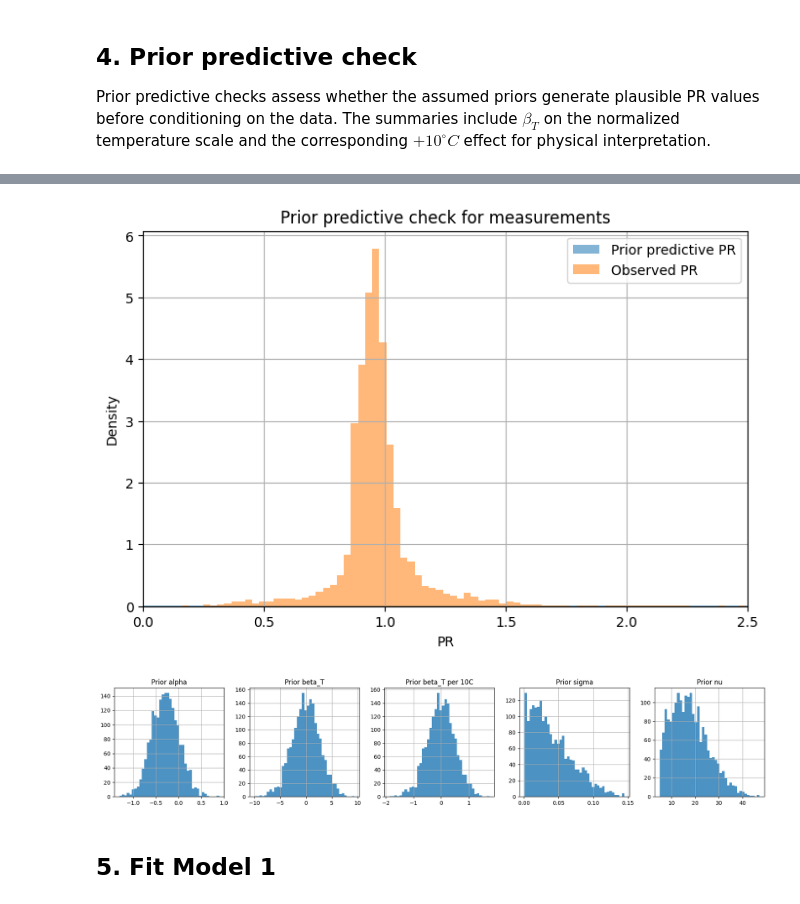
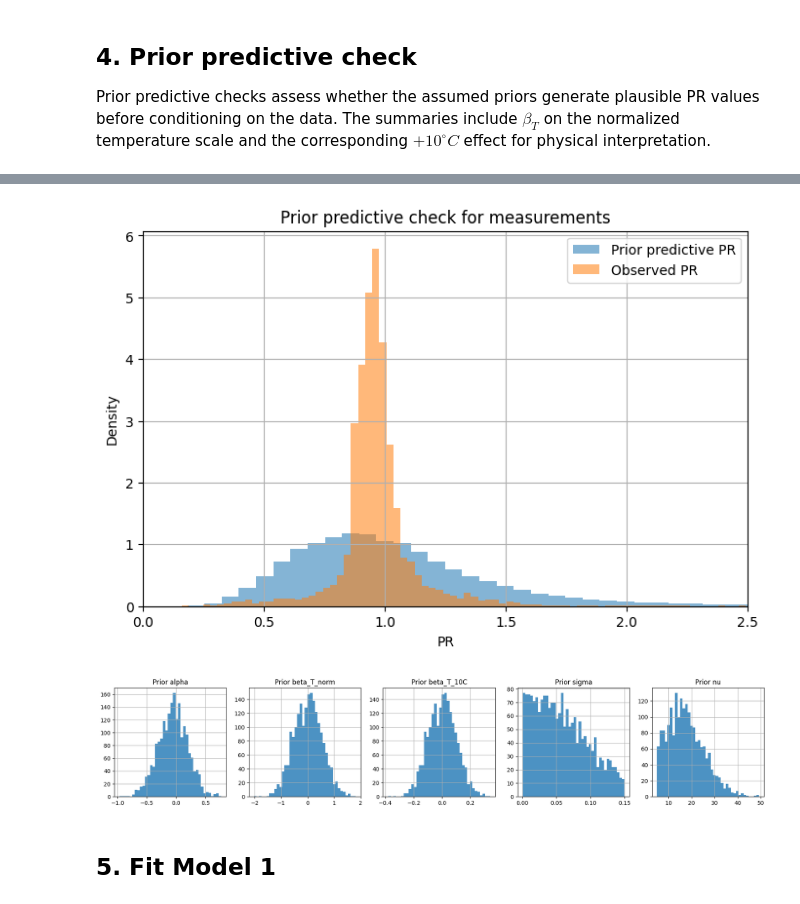
Before and after one commit to mkrzyzowska/Bayesian-Data-Analytics-PV-Project, a Jupyter notebook: model_1_temperature_studentt.ipynb, the cells around one changed output, grey strips where cells are left out. Drawn from its saved outputs; the diff is of its cells as text; code cells hidden in the pictures.

```diff
--- a/model_1_temperature_studentt.ipynb
+++ b/model_1_temperature_studentt.ipynb
@@ -39,7 +39,7 @@ plt.rcParams["axes.grid"] = True
 # %% [markdown]
 ## 1. Load moderate dataset
 # %%
-DATA_PATH = "Bayesian-Data-Analytics-PV-Project/onemin-Ground-2016/2016/ground_model_data_irr50_all.csv"
+DATA_PATH = "Bayesian-Data-Analytics-PV-Project/onemin-Ground-2016/2016/ground_model_data_irr50_5min.csv"
 df = pd.read_csv(DATA_PATH)
 
 print("Using clean data:", DATA_PATH)
@@ -75,12 +86,29 @@ y = df["logPR"].to_numpy()
 x_T = df["x_T"].to_numpy()
 N = len(df)
 
-stan_data = {"N": N, "y": y, "x_T": x_T, "temp_range": temp_range}
-prior_data = {"N": N, "x_T": x_T, "temp_range": temp_range}
+# Temperature range used to convert beta_T_10C to normalized beta_T.
+# Prefer the value saved by MATLAB, but fallback to direct calculation.
+if "T_range_C" in df.columns:
+    T_range_C = float(df["T_range_C"].iloc[0])
+else:
+    T_range_C = float(df["T_module_C"].max() - df["T_module_C"].min())
+
+stan_data = {
+    "N": N,
+    "y": y,
+    "x_T": x_T,
+    "T_range_C": T_range_C,
+}
+
+prior_data = {
+    "N": N,
+    "x_T": x_T,
+    "T_range_C": T_range_C,
+}
 
 print("N =", N)
 print("x_T range:", x_T.min(), x_T.max())
-print("Temperature range [degC]:", temp_range)
+print("T_range_C =", T_range_C)
 print("PR range:", df["PR"].min(), df["PR"].max())
 # %% [output]
 N = 6952
@@ -116,24 +144,25 @@ Prior predictive checks assess whether the assumed priors generate plausible PR
 # %%
 
 prior_model = CmdStanModel(stan_file=str(STAN_PRIOR_PATH))
+
 prior_fit = prior_model.sample(
     data=prior_data,
-    chains=4,
-    iter_warmup=500,
-    iter_sampling=500,
+    fixed_param=True,
+    chains=1,
+    iter_sampling=2000,
     seed=RANDOM_SEED,
 )
 
 alpha_prior = prior_fit.stan_variable("alpha")
-beta_T_prior = prior_fit.stan_variable("beta_T")
-beta_T_per_10C_prior = prior_fit.stan_variable("beta_T_per_10C")
+beta_T_10C_prior = prior_fit.stan_variable("beta_T_10C")
+beta_T_norm_prior = prior_fit.stan_variable("beta_T_norm")
 sigma_prior = prior_fit.stan_variable("sigma")
 nu_prior = prior_fit.stan_variable("nu")
 PR_prior = prior_fit.stan_variable("PR_prior")
 
 print("Prior alpha:", np.percentile(alpha_prior, [5, 50, 95]))
-print("Prior beta_T (0 to 1 temperature scale):", np.percentile(beta_T_prior, [5, 50, 95]))
-print("Prior beta_T per +10 degC:", np.percentile(beta_T_per_10C_prior, [5, 50, 95]))
+print("Prior beta_T_10C:", np.percentile(beta_T_10C_prior, [5, 50, 95]))
+print("Prior beta_T_norm:", np.percentile(beta_T_norm_prior, [5, 50, 95]))
 print("Prior sigma:", np.percentile(sigma_prior, [5, 50, 95]))
 print("Prior nu:", np.percentile(nu_prior, [5, 50, 95]))
 print("Prior predictive PR:", np.percentile(PR_prior.flatten(), [1, 5, 50, 95, 99]))
@@ -153,34 +181,34 @@ Prior predictive PR: [1.4786999e-02 6.6458700e-02 7.4594500e-01 8.2782300e+00 3.
 # %%
 plt.figure()
 plt.hist(PR_prior.flatten(), bins=100, density=True, alpha=0.55, label="Prior predictive PR")
 plt.hist(df["PR"], bins=80, density=True, alpha=0.55, label="Observed PR")
 plt.xlim(0, 2.5)
 plt.xlabel("PR")
 plt.ylabel("Density")
 plt.title("Prior predictive check for measurements")
 plt.xlim([0, 2.5])
 plt.legend()
 plt.show()
 
 fig, axes = plt.subplots(1, 5, figsize=(17, 3.5))
 for ax, (name, samples) in zip(
     axes,
     [
         ("alpha", alpha_prior),
-        ("beta_T", beta_T_prior),
-        ("beta_T per 10C", beta_T_per_10C_prior),
+        ("beta_T_norm", beta_T_norm_prior),
+        ("beta_T_10C", beta_T_10C_prior),
         ("sigma", sigma_prior),
         ("nu", nu_prior),
     ]
 ):
     ax.hist(samples, bins=40, alpha=0.8)
     ax.set_title(f"Prior {name}")
     ax.grid(True)
 plt.tight_layout()
 plt.show()
 # %% [output]
-[figure, old version]
+[figure, new version]
-[figure, old version]
+[figure, new version]
 # %% [markdown]
 ## 5. Fit Model 1
 # %%
```
Also changed, not shown: parts of 9 cells of this notebook, 3 other files.
